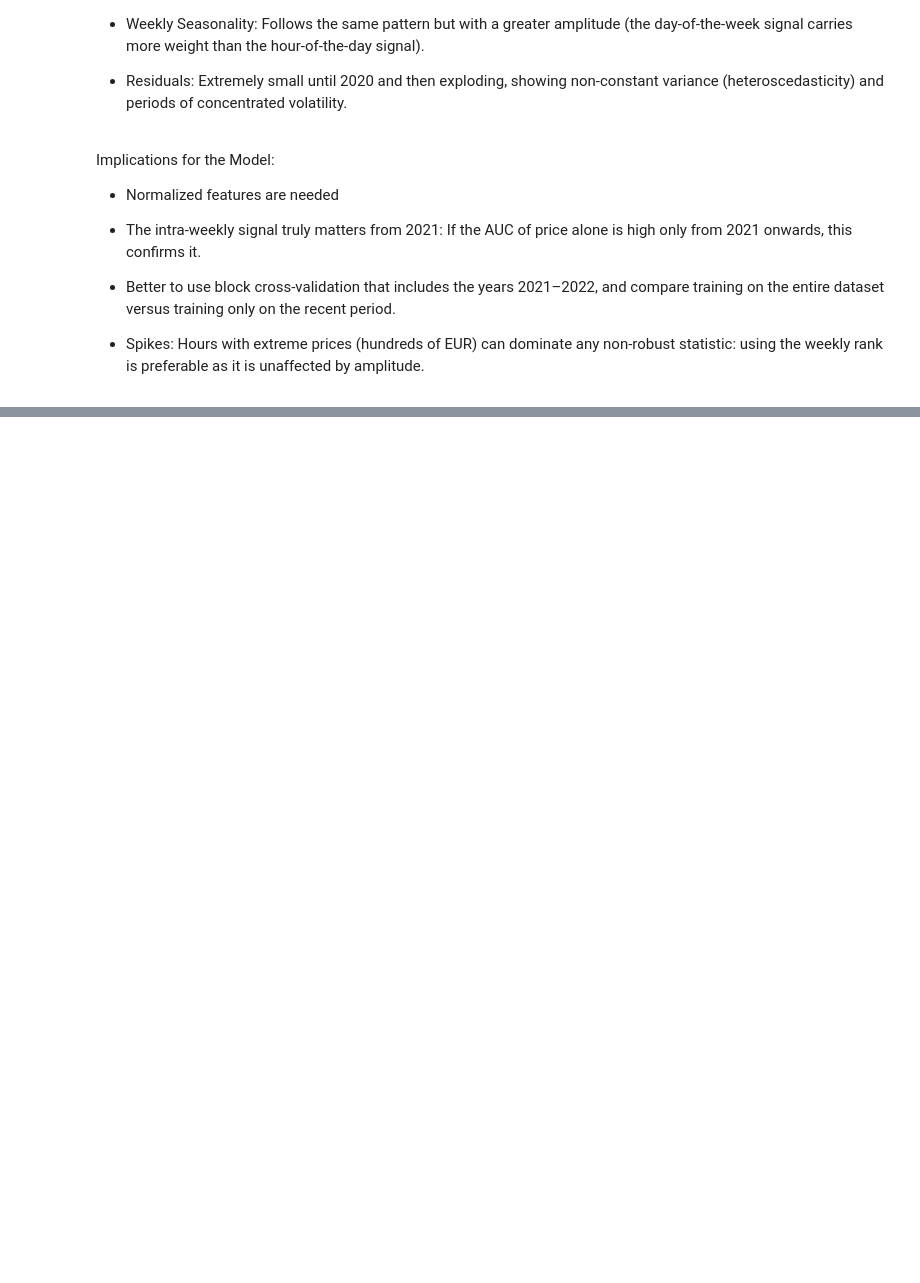
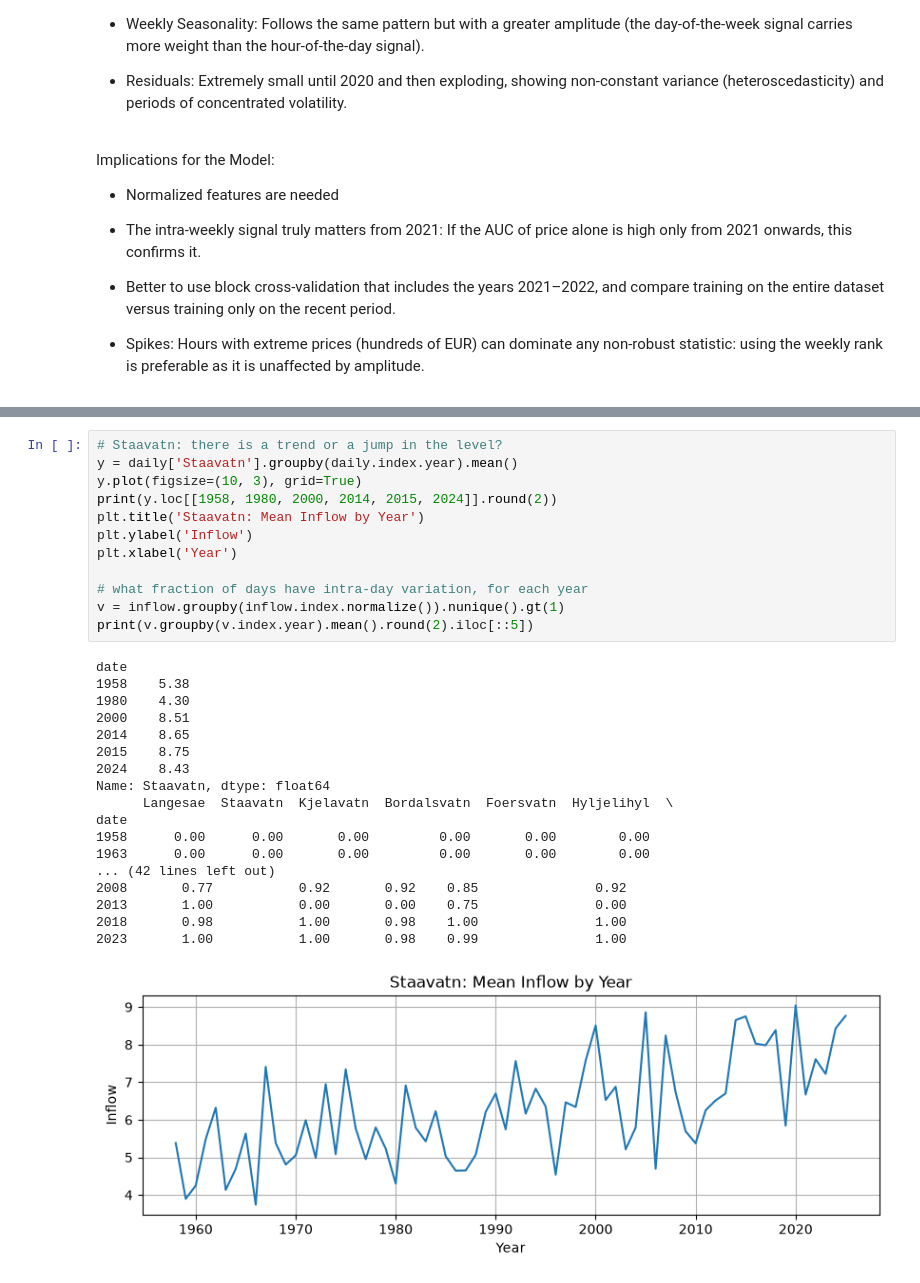
Before and after one commit to LukaAgostini/MMLP_project, a Jupyter notebook: notebook/EDA_Luca.ipynb, the cells around one changed output, grey strips where cells are left out. Saved outputs shown, nothing was run; the diff lists cells and outputs as text; blank space fills up the shorter version.

```diff
--- a/notebook/EDA_Luca.ipynb
+++ b/notebook/EDA_Luca.ipynb
@@ -200,0 +346,31 @@ Implications for the Model:
+# %%
+# Staavatn: there is a trend or a jump in the level?
+y = daily['Staavatn'].groupby(daily.index.year).mean()
+y.plot(figsize=(10, 3), grid=True)
+print(y.loc[[1958, 1980, 2000, 2014, 2015, 2024]].round(2))
+plt.title('Staavatn: Mean Inflow by Year')
+plt.ylabel('Inflow')
+plt.xlabel('Year')
+
+# what fraction of days have intra-day variation, for each year
+v = inflow.groupby(inflow.index.normalize()).nunique().gt(1)
+print(v.groupby(v.index.year).mean().round(2).iloc[::5])
+# %% [output]
+date
+1958    5.38
+1980    4.30
+2000    8.51
+2014    8.65
+2015    8.75
+2024    8.43
+Name: Staavatn, dtype: float64
+      Langesae  Staavatn  Kjelavatn  Bordalsvatn  Foersvatn  Hyljelihyl  \
+date
+1958      0.00      0.00       0.00         0.00       0.00        0.00
+1963      0.00      0.00       0.00         0.00       0.00        0.00
+... (42 lines left out)
+2008       0.77           0.92       0.92    0.85               0.92
+2013       1.00           0.00       0.00    0.75               0.00
+2018       0.98           1.00       0.98    1.00               1.00
+2023       1.00           1.00       0.98    0.99               1.00
+[figure, added]
```
Also changed, not shown: parts of 14 cells of this notebook.
